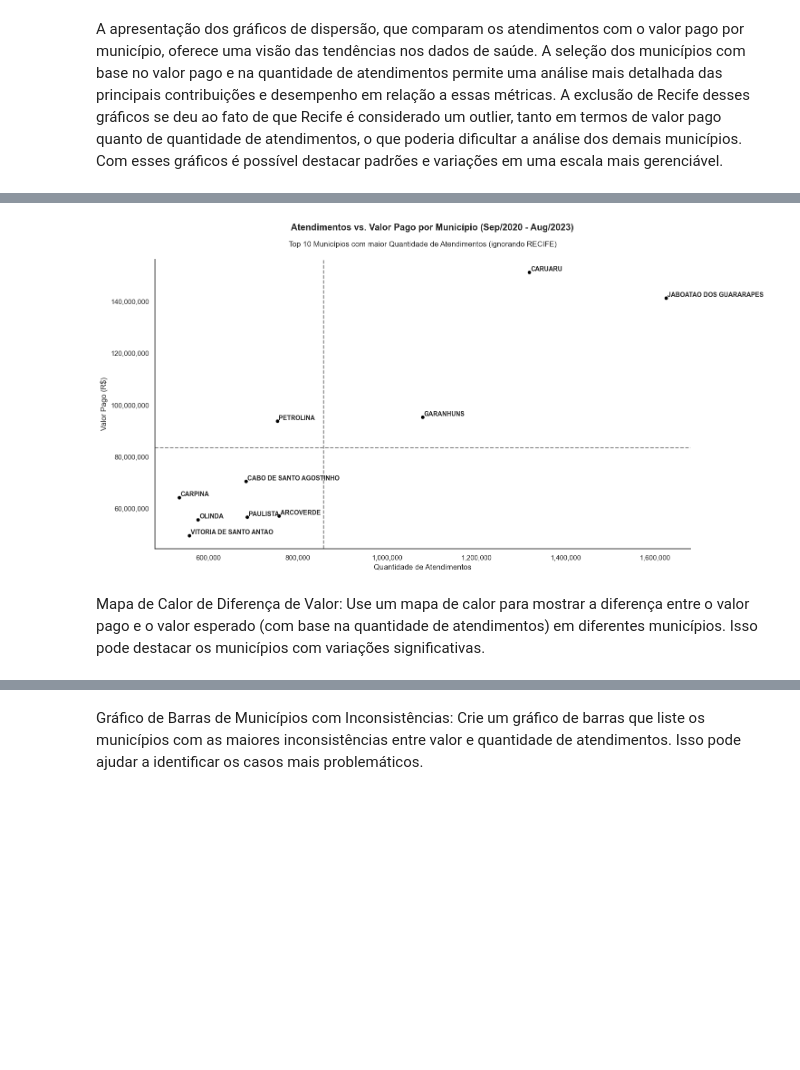
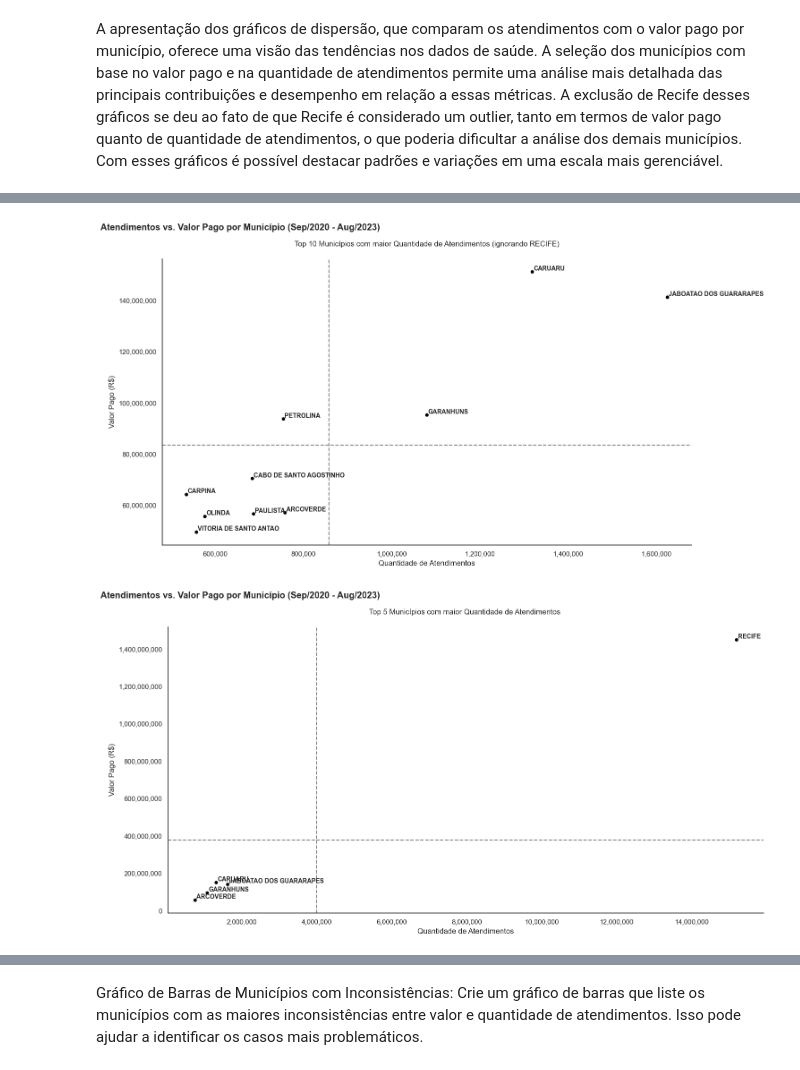
Before and after one commit to Vinicius-Luiz/etl_data_analisys_sia_python, a Jupyter notebook: 004_Data_Analysis.ipynb, the cells around one changed output, grey strips where cells are left out. Saved outputs shown, nothing was run; the diff lists cells and outputs as text; code cells hidden in the pictures; blank space fills up the shorter version.

```diff
--- a/004_Data_Analysis.ipynb
+++ b/004_Data_Analysis.ipynb
@@ -545,6 +538,8 @@ mount_scatter_202(rank='RANK_PERC_QTD', ascending=False, num_result=10)
 # %%
-mount_scatter_202(rank='RANK_PERC_QTD', ascending=True, num_result=10, ignore_ds_pa_ufmun=['RECIFE'])
+plot_scatter_202(rank='RANK_PERC_QTD', ascending=True, num_result=10, ignore_ds_pa_ufmun=['RECIFE'])
 # %% [output]
-[figure, old version]
+[figure, new version]
-# %% [markdown]
-Mapa de Calor de Diferença de Valor: Use um mapa de calor para mostrar a diferença entre o valor pago e o valor esperado (com base na quantidade de atendimentos) em diferentes municípios. Isso pode destacar os municípios com variações significativas.
+# %%
+plot_scatter_202(rank='RANK_PERC_QTD', ascending=True, num_result=5)
+# %% [output]
+[figure, added]
```
Also changed, not shown: parts of 30 cells of this notebook.
